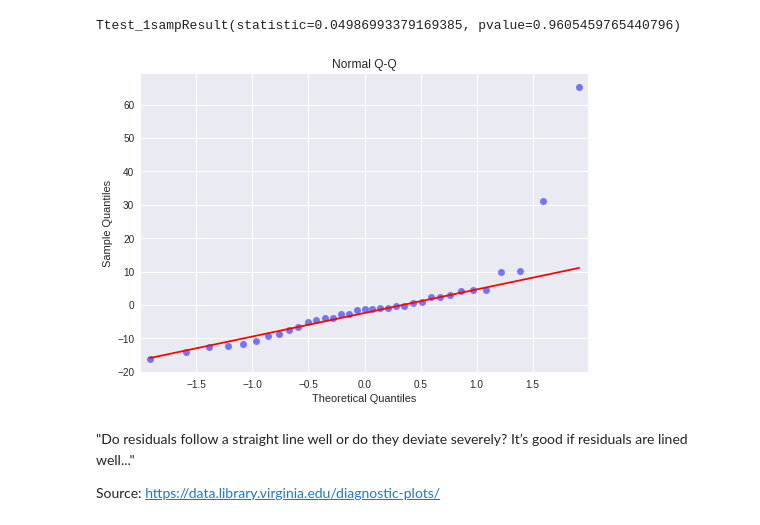
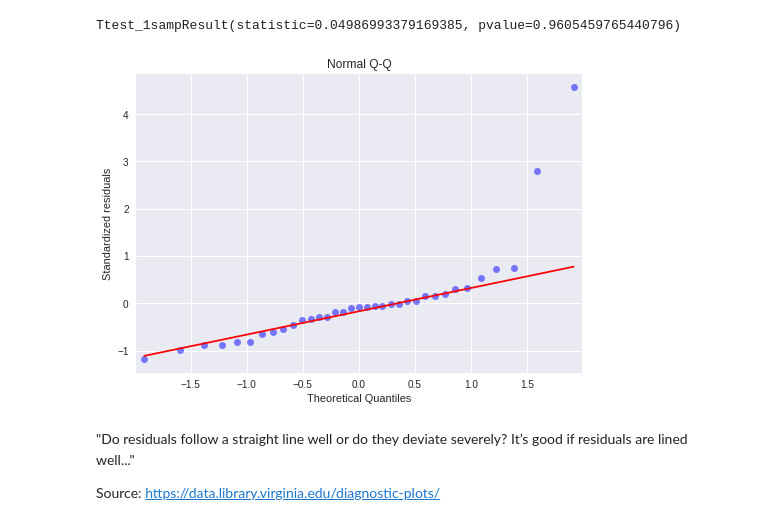
Before and after one commit to DoosanJung/stanford-stats191-python, a Jupyter notebook: 6_diagnostics_in_multiple_linear_regression_part1.ipynb, the cells around one changed output. Drawn from its saved outputs; the diff is of its cells as text; code cells hidden in the pictures.

```diff
--- a/6_diagnostics_in_multiple_linear_regression_part1.ipynb
+++ b/6_diagnostics_in_multiple_linear_regression_part1.ipynb
@@ -169,12 +169,19 @@ Ttest_1sampResult(statistic=0.04986993379169385, pvalue=0.9605459765440796)
 # %%
 # Normal Q-Q Plot
 # how well the distribution of resid fit the normal distribution
 # the standardized residuals vs. normal quantiles
-qqplot(res.resid, line='q', alpha=0.5)
+# Normal Q-Q Plot
+
+# result.resid also works too
+# qplot(res.resid, line='q', alpha=0.5)
+# standardized residuals
+qqplot(res.get_influence().resid_studentized_internal, line='q', alpha=0.5)
+plt.xlabel('Theoretical Quantiles')
+plt.ylabel('Standardized residuals')
 plt.title('Normal Q-Q')
 plt.show()
 # %% [output]
-[figure, old version]
+[figure, new version]
 # %% [markdown]
 "Do residuals follow a straight line well or do they deviate severely? It’s good if residuals are lined well..."
 
```
Also changed, not shown: parts of 3 cells of this notebook, 3 other files.
